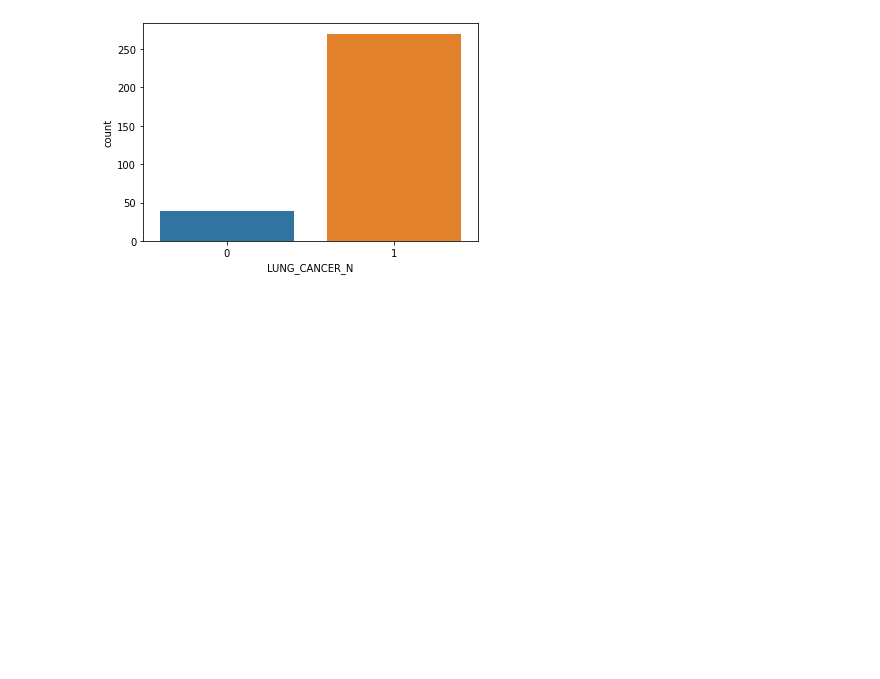
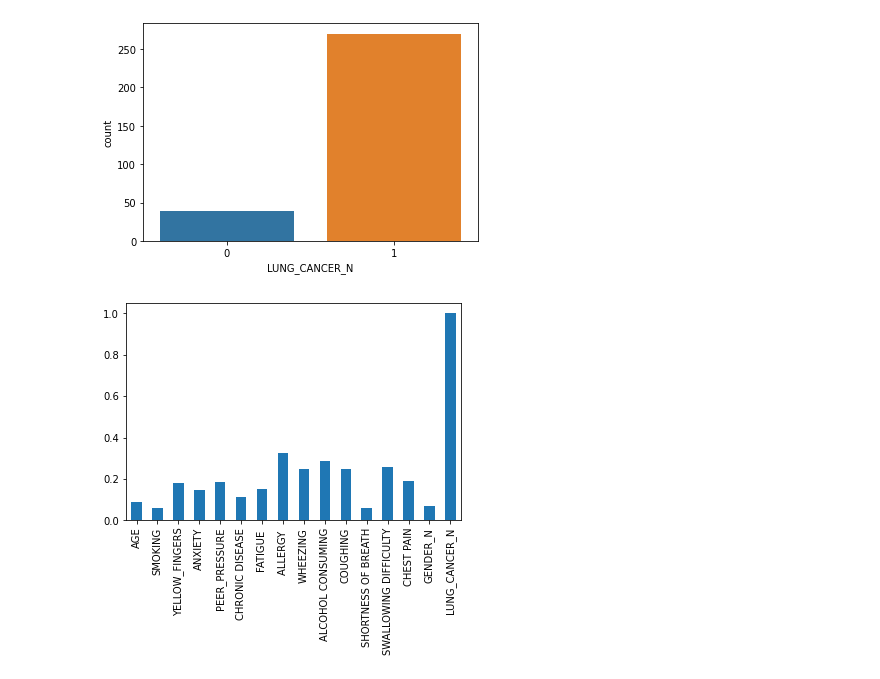
Before and after one commit to jayasith/ML_Assignment2_IT19070704_IT19079264_IT19076362_IT19041926, a Jupyter notebook: lung-cancer-prediction-random-forest.ipynb, the cells around one changed output. Cells and saved outputs as stored; diff of their text form; code cells hidden in the pictures; blank space fills up the shorter version.

Commit message:
CREATE: corelation graph added

```diff
--- a/lung-cancer-prediction-random-forest.ipynb
+++ b/lung-cancer-prediction-random-forest.ipynb
@@ -114,3 +114,9 @@ sbn.countplot(x='LUNG_CANCER_N',data = updated_data_set)
 # %% [output]
 <AxesSubplot:xlabel='LUNG_CANCER_N', ylabel='count'>
 [figure]
+# %%
+correlation=updated_data_set.corrwith(updated_data_set['LUNG_CANCER_N'], method='pearson')
+correlation.plot(kind='bar')
+plt.show()
+# %% [output]
+[figure, added]
```
Also changed, not shown: parts of 1 cell of this notebook.
